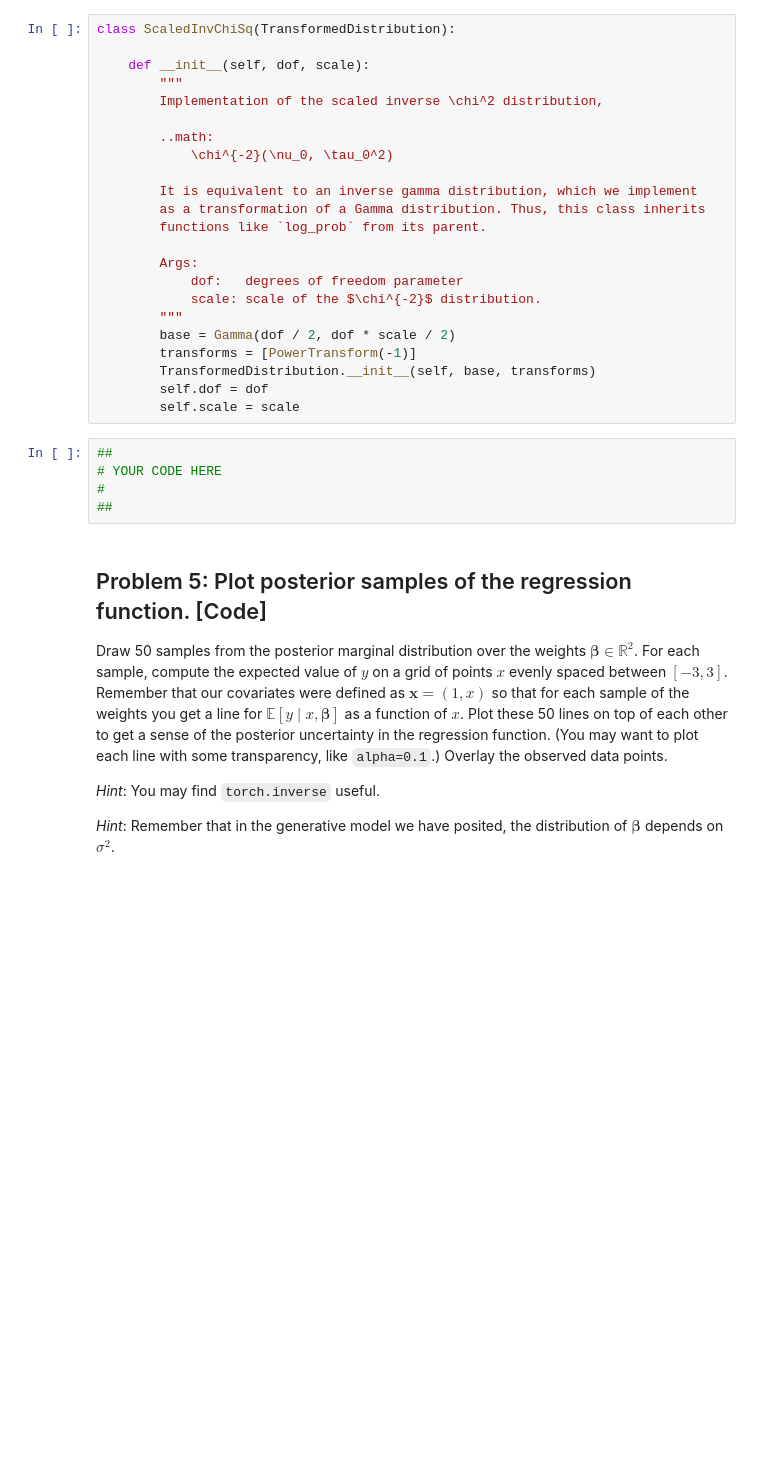
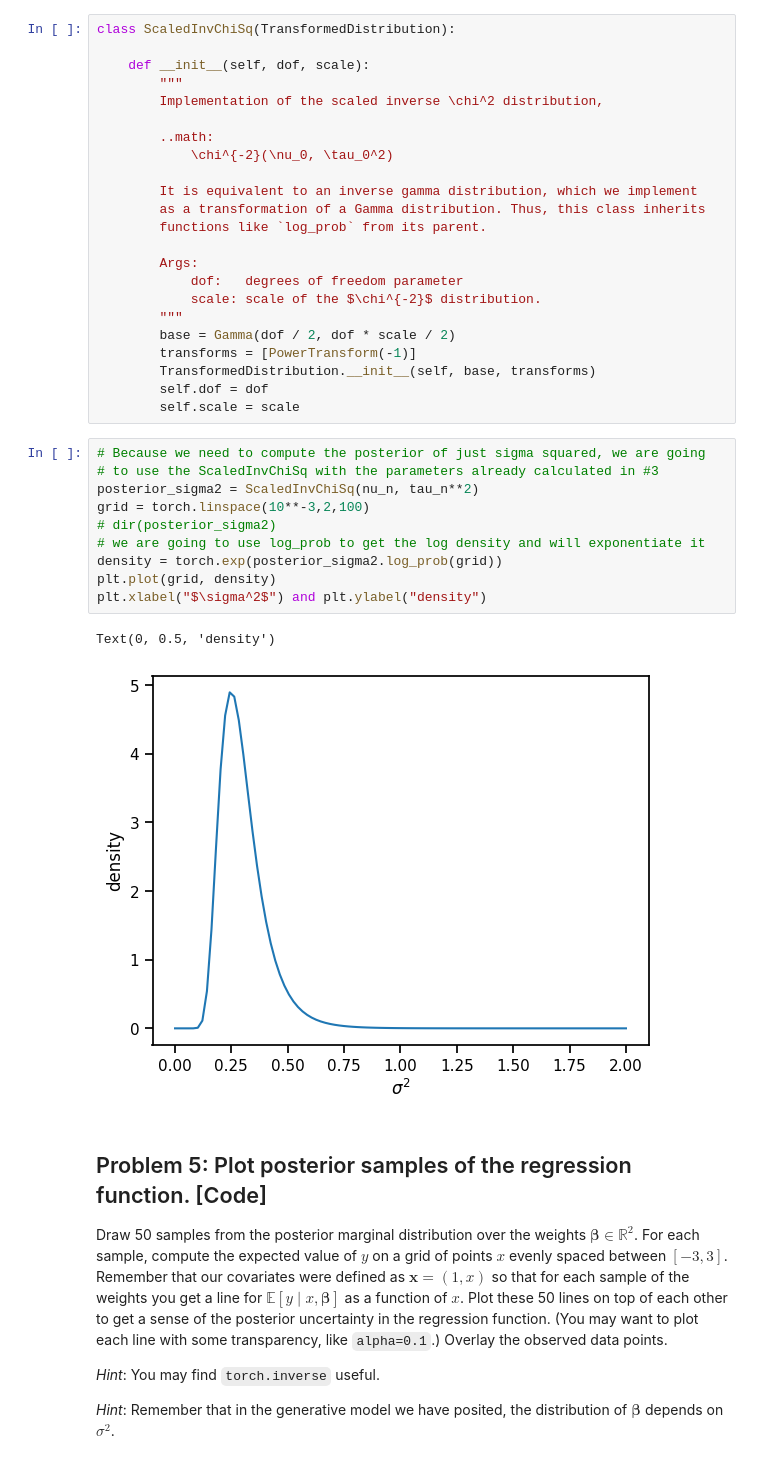
Before and after one commit to rodrigopazm96/Modern-Methods-in-Applied-Statistics, a Jupyter notebook: HW1.ipynb, the cells around one changed output. Cells and saved outputs as stored; diff of their text form; blank space fills up the shorter version.

```diff
--- a/HW1.ipynb
+++ b/HW1.ipynb
@@ -241,11 +243,19 @@ class ScaledInvChiSq(TransformedDistribution):
         TransformedDistribution.__init__(self, base, transforms)
         self.dof = dof
         self.scale = scale
-# %%
-##
-# YOUR CODE HERE
-#
-##
+# %%
+# Because we need to compute the posterior of just sigma squared, we are going
+# to use the ScaledInvChiSq with the parameters already calculated in #3
+posterior_sigma2 = ScaledInvChiSq(nu_n, tau_n**2)
+grid = torch.linspace(10**-3,2,100)
+# dir(posterior_sigma2)
+# we are going to use log_prob to get the log density and will exponentiate it
+density = torch.exp(posterior_sigma2.log_prob(grid))
+plt.plot(grid, density)
+plt.xlabel("$\sigma^2$") and plt.ylabel("density")
+# %% [output]
+Text(0, 0.5, 'density')
+[figure, added]
 # %% [markdown]
 ## Problem 5: Plot posterior samples of the regression function. [Code]
 Draw 50 samples from the posterior marginal distribution over the weights $\boldsymbol{\beta} \in \mathbb{R}^2$. For each sample, compute the expected value of $y$ on a grid of points $x$ evenly spaced between $[-3, 3]$. Remember that our covariates were defined as $\mathbf{x} = (1, x)$ so that for each sample of the weights you get a line for $\mathbb{E}[y \mid x, \boldsymbol{\beta}]$ as a function of $x$. Plot these 50 lines on top of each other to get a sense of the posterior uncertainty in the regression function. (You may want to plot each line with some transparency, like `alpha=0.1`.) Overlay the observed data points.
```
Also changed, not shown: parts of 2 cells of this notebook.
